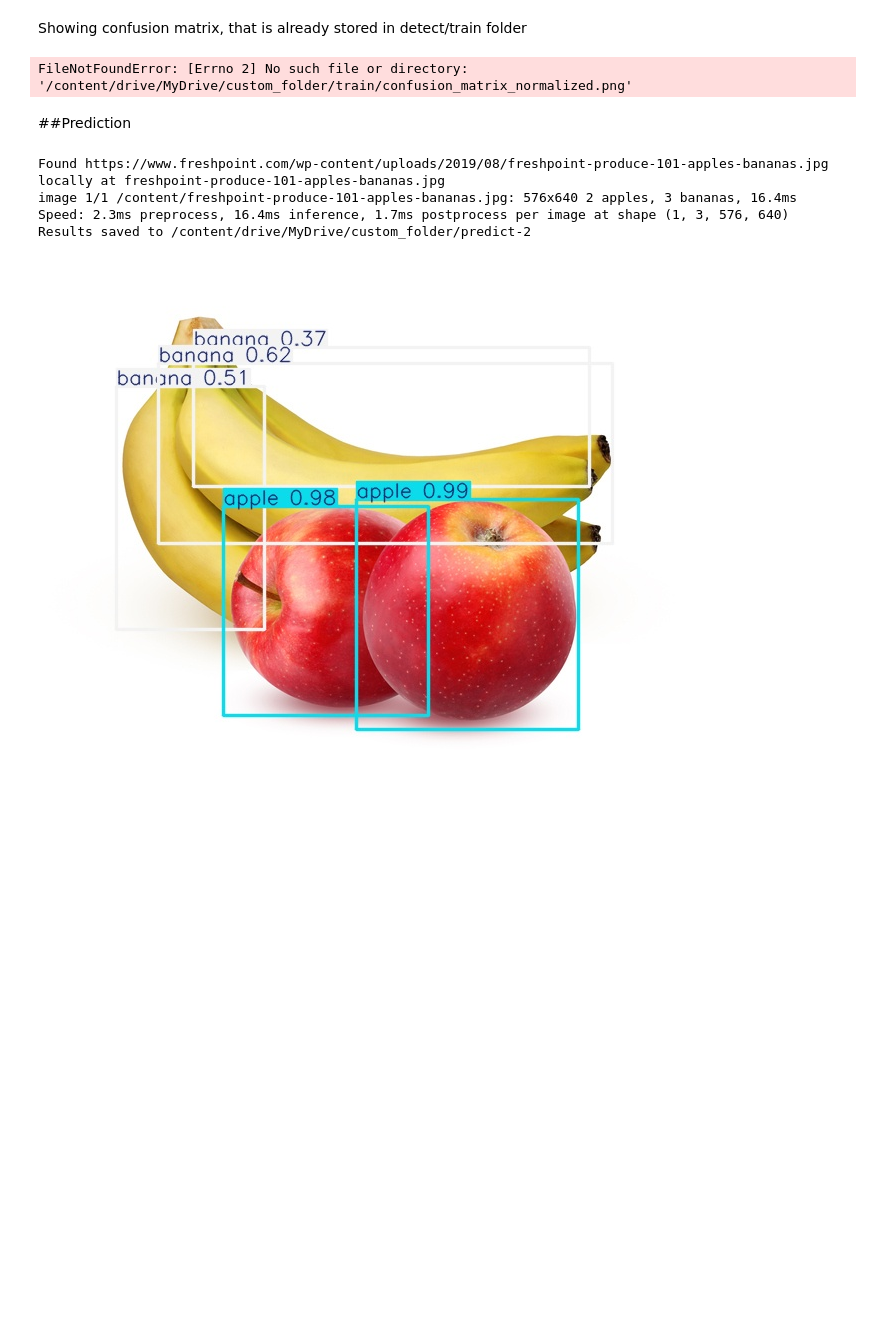
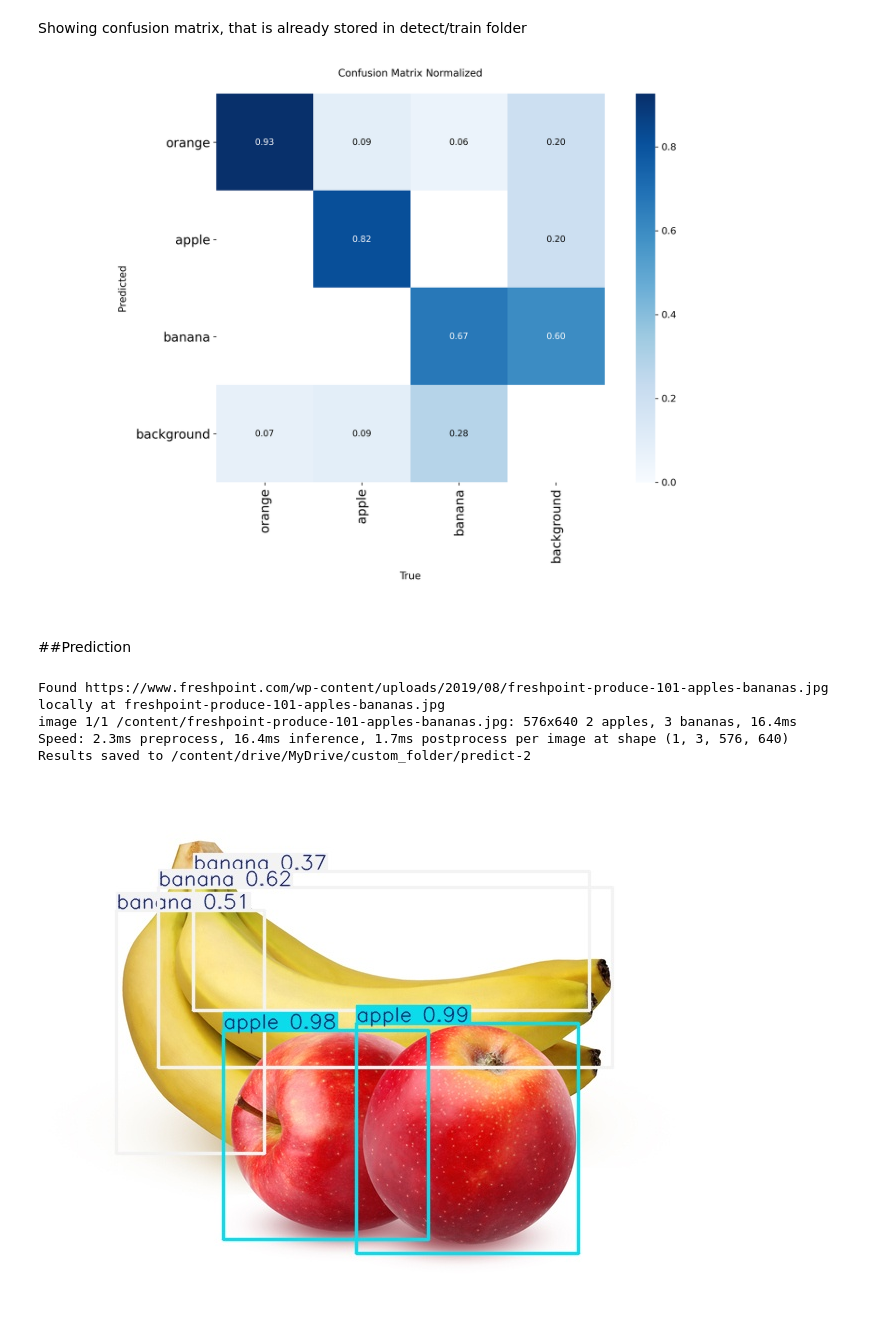
Before and after one commit to BoninCantCode/Computer-Vision-Project, a Jupyter notebook: ComputerVisionProject.ipynb, the cells around one changed output. Cells and saved outputs as stored; diff of their text form; code cells hidden in the pictures; blank space fills up the shorter version.

```diff
--- a/ComputerVisionProject.ipynb
+++ b/ComputerVisionProject.ipynb
@@ -560,10 +638,10 @@ Showing confusion matrix, that is already stored in detect/train folder
 # %%
 %matplotlib inline
 from PIL import Image
 
-Image.open('/content/drive/MyDrive/custom_folder/my_experiment/confusion_matrix_normalized.png')
+Image.open('/content/drive/MyDrive/custom_folder/train/confusion_matrix_normalized.png')
 # %% [output]
-FileNotFoundError: [Errno 2] No such file or directory: '/content/drive/MyDrive/custom_folder/train/confusion_matrix_normalized.png'
+[figure, added]
 # %% [markdown]
 ##Prediction
 # %%
```
Also changed, not shown: parts of 24 cells of this notebook.
